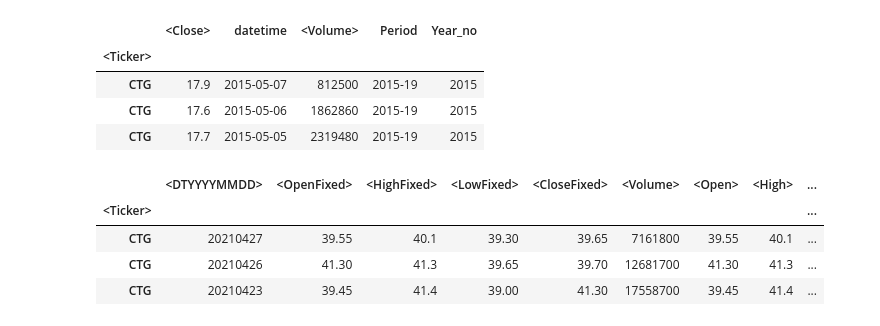
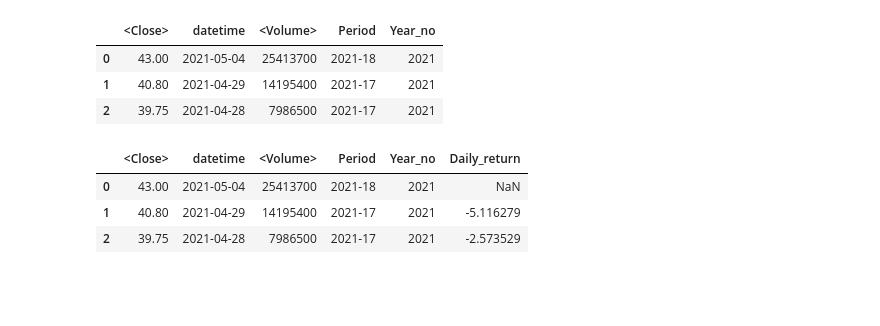
Before and after one commit to ngophuong/VNStock, a Jupyter notebook: 01. Python Note/20210329 - CTG- Stock_plotly.ipynb, the cells around one changed output. Cells and saved outputs as stored; diff of their text form; code cells hidden in the pictures; blank space fills up the shorter version.

```diff
--- a/01. Python Note/20210329 - CTG- Stock_plotly.ipynb
+++ b/01. Python Note/20210329 - CTG- Stock_plotly.ipynb
@@ -38,3 +38,9 @@ Series.dt.weekofyear and Series.dt.week have been deprecated.  Please use Series
+# %%
+df = df.reset_index()
+
+df.head(3)
+df =df[['<Close>','datetime','<Volume>','Period','Year_no']]
+df = df.head(1500)
 # %%
 df =df[['<Close>','datetime','<Volume>','Period','Year_no']]
 df = df.head(1500)
@@ -66,24 +77,22 @@ px.violin(df,x='Year_no',y='<Close>',box =True, points='all',
 # %% [output]
 [interactive output not drawn]
 # %%
-df.tail(3)
+df.head(3)
 # %% [output]
 |  | <Close> | datetime | <Volume> | Period | Year_no |
-| <Ticker> |  |  |  |  |  |
-| CTG | 17.9 | 2015-05-07 | 812500 | 2015-19 | 2015 |
-| CTG | 17.6 | 2015-05-06 | 1862860 | 2015-19 | 2015 |
-| CTG | 17.7 | 2015-05-05 | 2319480 | 2015-19 | 2015 |
+| 0 | 43.00 | 2021-05-04 | 25413700 | 2021-18 | 2021 |
+| 1 | 40.80 | 2021-04-29 | 14195400 | 2021-17 | 2021 |
+| 2 | 39.75 | 2021-04-28 | 7986500 | 2021-17 | 2021 |
 # %%
 #HDFC_df[‘Day_Perc_Change’] = HDFC_df[‘Adj Close’].pct_change()*100
 df['Daily_return']=df['<Close>'].pct_change()*100
-df.dropna(axis = 0, inplace = True)
+#df.dropna(axis = 0, inplace = True)
 df.head(3)
 # %% [output]
-|  | <DTYYYYMMDD> | <OpenFixed> | <HighFixed> | <LowFixed> | <CloseFixed> | <Volume> | <Open> | <High> | ... |
-| <Ticker> |  |  |  |  |  |  |  |  | ... |
-| CTG | 20210427 | 39.55 | 40.1 | 39.30 | 39.65 | 7161800 | 39.55 | 40.1 | ... |
-| CTG | 20210426 | 41.30 | 41.3 | 39.65 | 39.70 | 12681700 | 41.30 | 41.3 | ... |
-| CTG | 20210423 | 39.45 | 41.4 | 39.00 | 41.30 | 17558700 | 39.45 | 41.4 | ... |
+|  | <Close> | datetime | <Volume> | Period | Year_no | Daily_return |
+| 0 | 43.00 | 2021-05-04 | 25413700 | 2021-18 | 2021 | NaN |
+| 1 | 40.80 | 2021-04-29 | 14195400 | 2021-17 | 2021 | -5.116279 |
+| 2 | 39.75 | 2021-04-28 | 7986500 | 2021-17 | 2021 | -2.573529 |
 # %%
 fig = go.Figure()
 px.line(df, x='datetime', y='Daily_return', labels={'x':'Date', 'y':'Daily_Return_%'})
```
Also changed, not shown: parts of 10 cells of this notebook, 1 other file.
